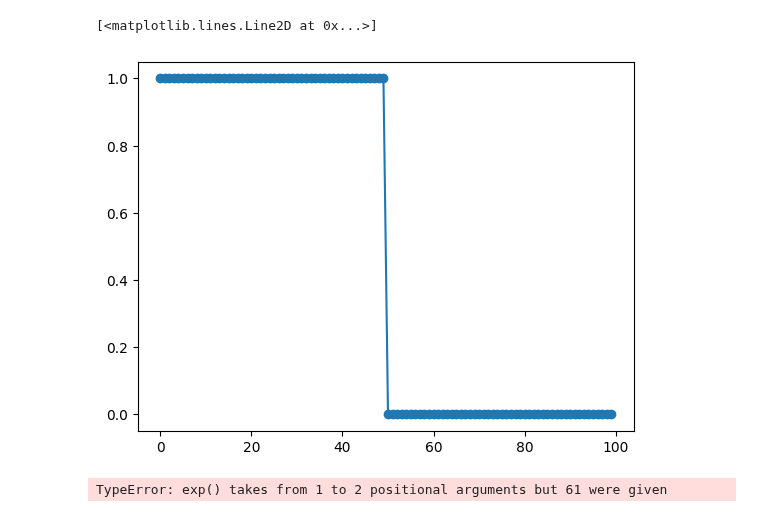
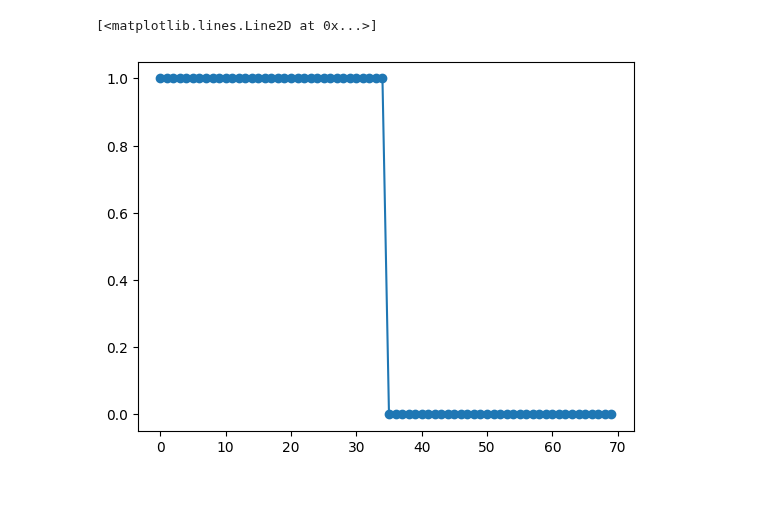
Before and after one commit to DylanReidRamelli/Bachelor-Project-2023, a Jupyter notebook: notebook/direct_convolution.ipynb, the cells around one changed output. Saved outputs shown, nothing was run; the diff lists cells and outputs as text; code cells hidden in the pictures.

```diff
--- a/notebook/direct_convolution.ipynb
+++ b/notebook/direct_convolution.ipynb
@@ -11,34 +11,12 @@ def d_conv(W, X):
 
     return (X * W)
 # %%
-n = 100
+n = 70
 x = np.arange(n)
 x0 = n * 0.5
 X = x < x0
 X = np.array(X)
 plt.plot(x,X, marker ='o')
 # %% [output]
 [<matplotlib.lines.Line2D at 0x...>]
-[figure, old version]
+[figure, new version]
-# %%
-# Create filter.
-M = 30
-delta = 25
-w = np.arange(-M,M)
-# H = (-2 * wavenum(w,P) * np.sin(wavenum(w,P)))/(wavenum(w,P)**2 - np.pi**2)
-H = ((4 * w**2 - np.pi**2) * np.sin(w) - 2 * np.pi * w * np.cos(w)) / (4 * w**3 - np.pi**2 * w)
-H[M] = 2
-# H = np.zeros(M)
-# H[M//2] = 1
-
-# H[0] = 2
-# print(H)
-# H = np.fft.fft(H)
-shift = np.zeros(M)
-shift = np.exp(-2j *np.pi * delta, * wavenum(w,M)/M)
-# H = H * np.exp(-2j * np.pi * delta * wavenum(w,M)/M)
-# H = H / 2
-plt.plot(w,H.real, marker ='o')
-plt.plot(w,shift)
-# %% [output]
-TypeError: exp() takes from 1 to 2 positional arguments but 61 were given
```
Also changed, not shown: parts of 4 cells of this notebook, 2 other files.
